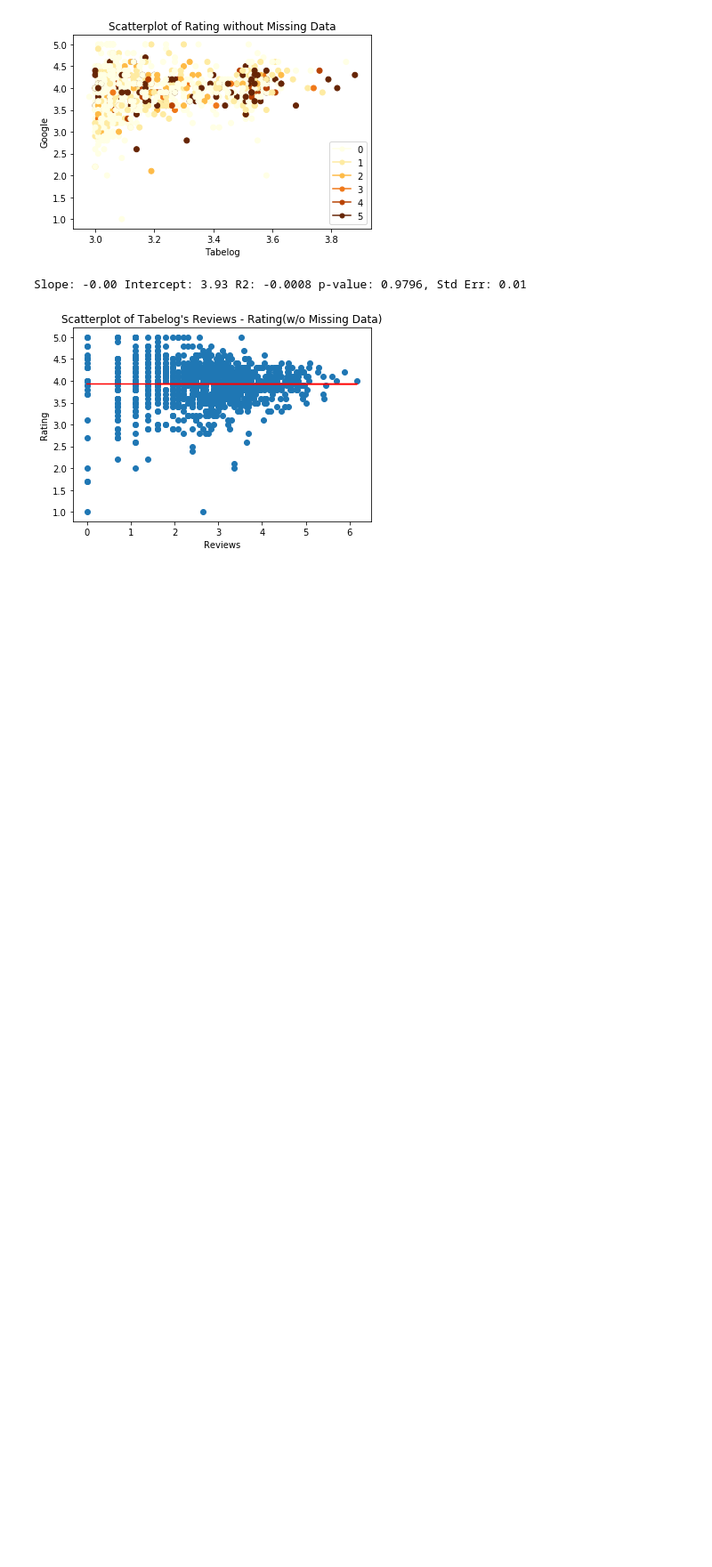
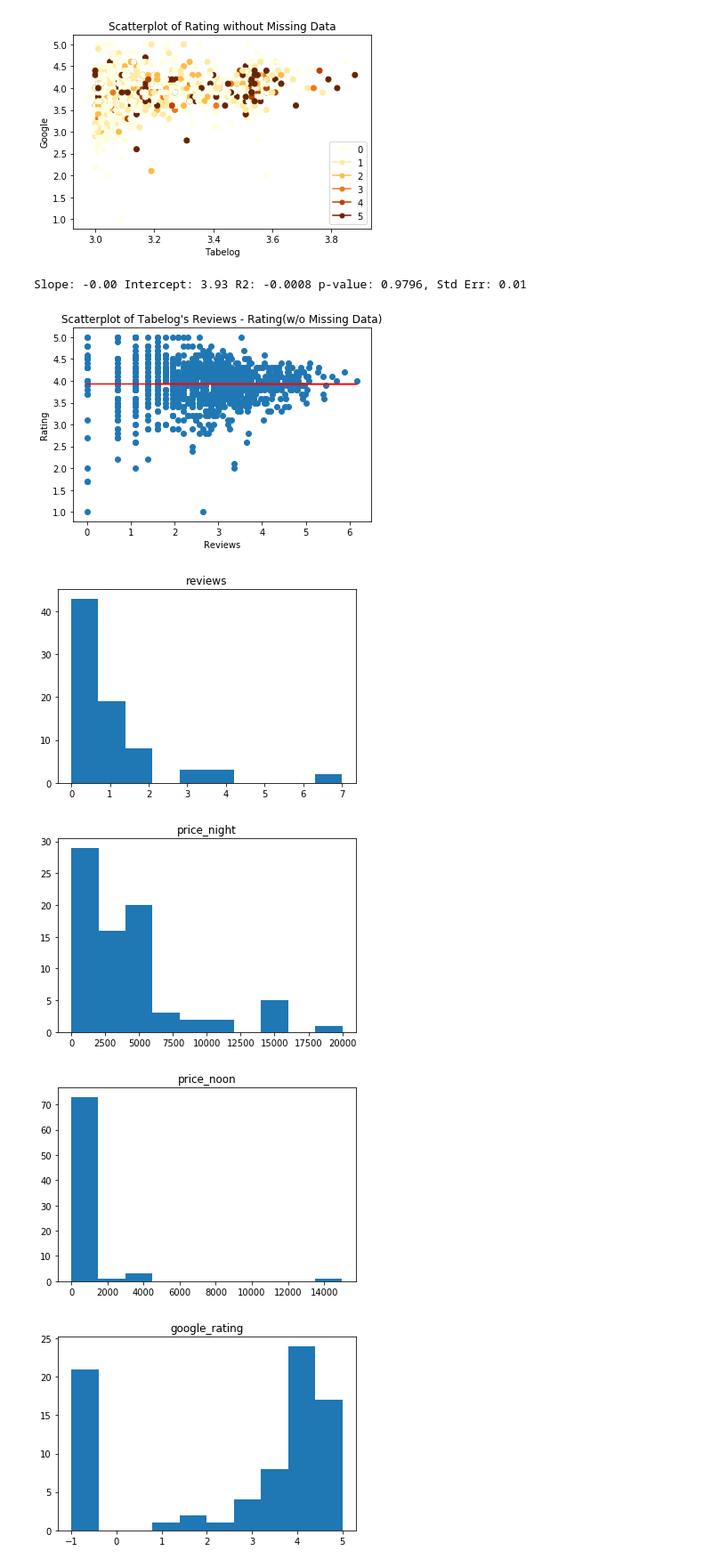
Before and after one commit to helloworldpark/matjip, a Jupyter notebook: analysis/run_analysis.ipynb, the cells around one changed output. Shown at 89% size. Drawn from its saved outputs; the diff is of its cells as text; code cells hidden in the pictures; blank space fills up the shorter version.

```diff
--- a/analysis/run_analysis.ipynb
+++ b/analysis/run_analysis.ipynb
@@ -333,3 +333,27 @@ plt.show()
 # %% [output]
 Slope: -0.00 Intercept: 3.93 R2: -0.0008 p-value: 0.9796, Std Err: 0.01
 [figure]
+# %%
+# 결측치들을 분석해보자
+tabelog_missing = google_tabelog['rating'] == -1
+google_missing = google_tabelog['google_rating'] == -1
+
+
+def analyse_missings(data, columns):
+    for col in columns:
+        xx = data[col]
+        plt.hist(xx)
+        plt.title(col)
+        plt.show()
+# %%
+# Tabelog 평점이 없는 가게들
+data_ = google_tabelog[tabelog_missing]
+columns = ['reviews', 'price_night', 'price_noon',
+           'google_rating', 'google_user_ratings_total',
+           'google_review_en']
+analyse_missings(data=data_, columns=columns)
+# %% [output]
+[figure, added]
+[figure, added]
+[figure, added]
+[figure, added]
```
Also changed, not shown: parts of 5 cells of this notebook.
